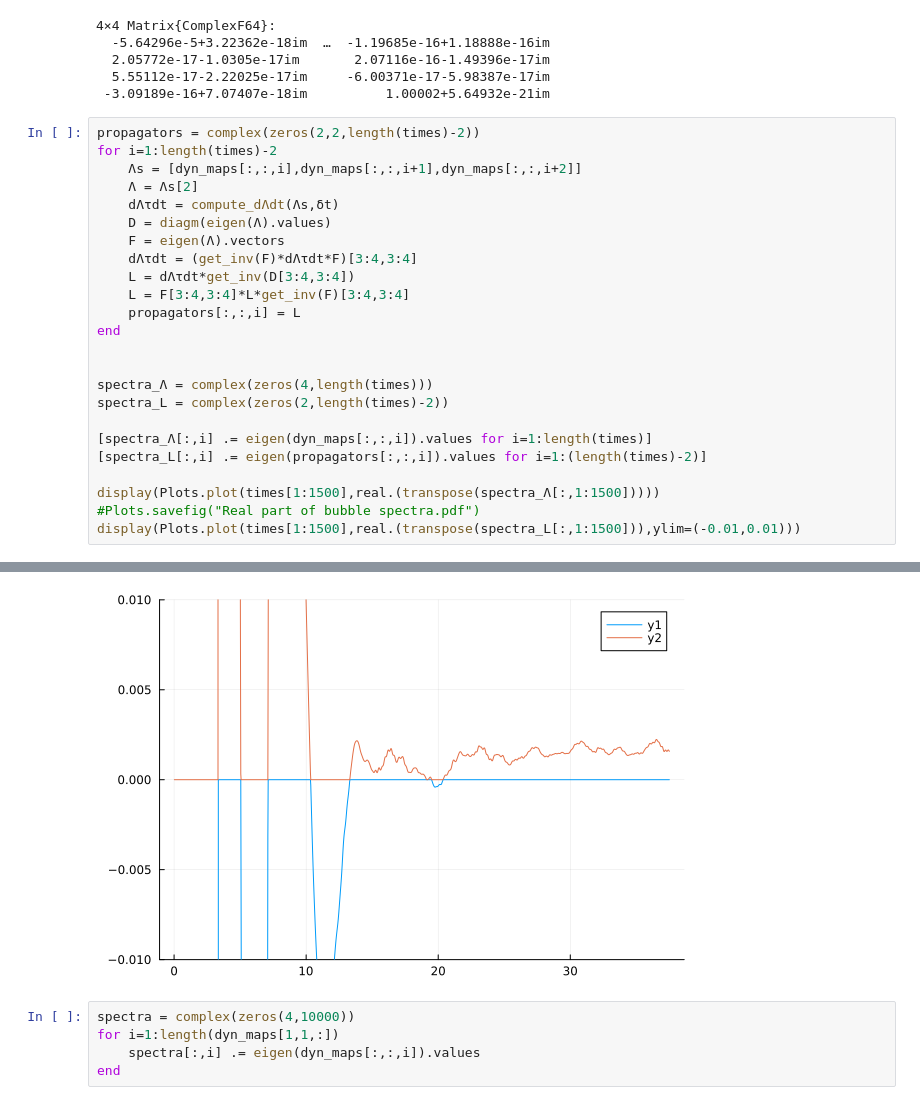
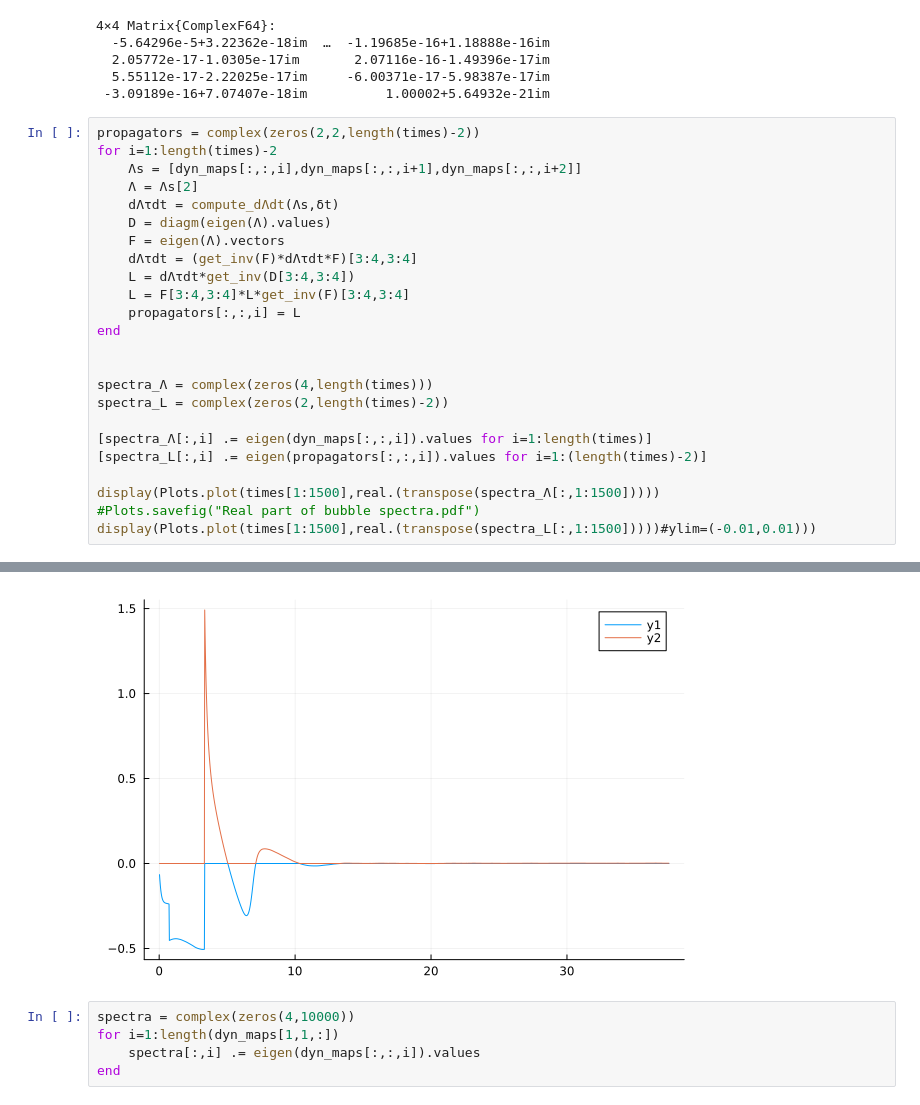
Before and after one commit to DavidStrachan1/Cleaned-PhD-repository, a Jupyter notebook: notebooks/Project_with_Josh/DataAnalysisTemp.ipynb, the cells around one changed output, grey strips where cells are left out. Saved outputs shown, nothing was run; the diff lists cells and outputs as text.

```diff
--- a/notebooks/Project_with_Josh/DataAnalysisTemp.ipynb
+++ b/notebooks/Project_with_Josh/DataAnalysisTemp.ipynb
@@ -71,30 +71,30 @@ get_inv(F)*Λ*F
 # %%
 propagators = complex(zeros(2,2,length(times)-2))
 for i=1:length(times)-2
     Λs = [dyn_maps[:,:,i],dyn_maps[:,:,i+1],dyn_maps[:,:,i+2]]
     Λ = Λs[2]
     dΛτdt = compute_dΛdt(Λs,δt)
     D = diagm(eigen(Λ).values)
     F = eigen(Λ).vectors
     dΛτdt = (get_inv(F)*dΛτdt*F)[3:4,3:4]
     L = dΛτdt*get_inv(D[3:4,3:4])
     L = F[3:4,3:4]*L*get_inv(F)[3:4,3:4]
     propagators[:,:,i] = L
 end
 
 
 spectra_Λ = complex(zeros(4,length(times)))
 spectra_L = complex(zeros(2,length(times)-2))
 
 [spectra_Λ[:,i] .= eigen(dyn_maps[:,:,i]).values for i=1:length(times)]
 [spectra_L[:,i] .= eigen(propagators[:,:,i]).values for i=1:(length(times)-2)]
 
 display(Plots.plot(times[1:1500],real.(transpose(spectra_Λ[:,1:1500]))))
 #Plots.savefig("Real part of bubble spectra.pdf")
-display(Plots.plot(times[1:1500],real.(transpose(spectra_L[:,1:1500])),ylim=(-0.01,0.01)))
+display(Plots.plot(times[1:1500],real.(transpose(spectra_L[:,1:1500]))))#ylim=(-0.01,0.01)))
 # %% [output]
 [figure]
-[figure, old version]
+[figure, new version]
 # %%
 spectra = complex(zeros(4,10000))
 for i=1:length(dyn_maps[1,1,:])
```
Also changed, not shown: 1 other file.
